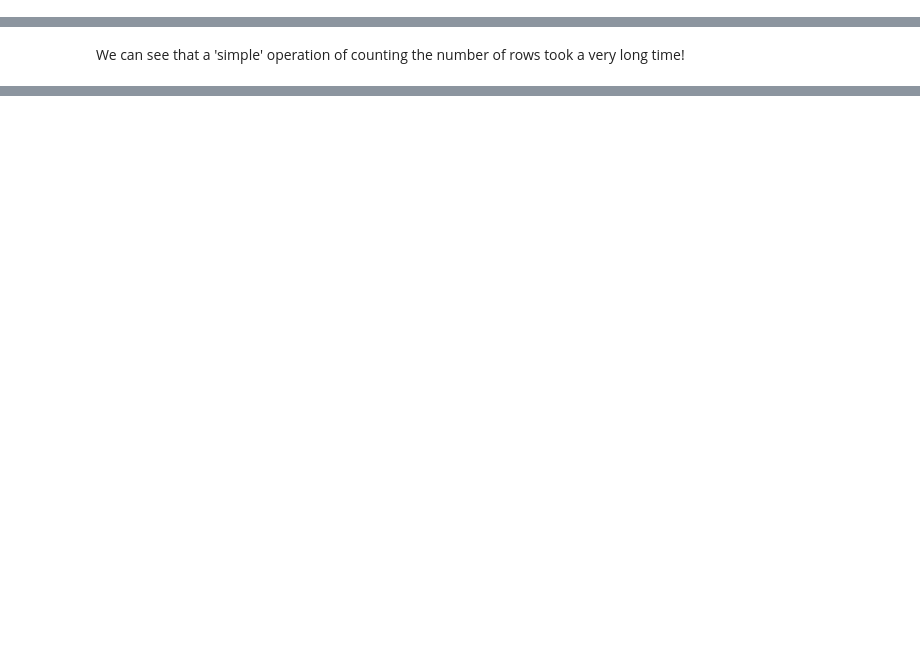
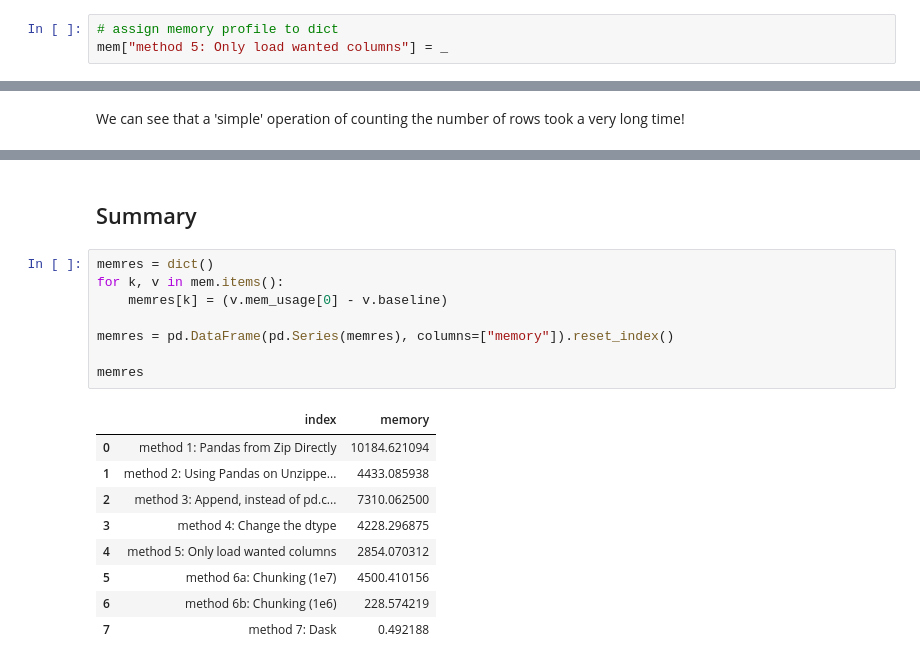
Before and after one commit to rtaph/cloud9, a Jupyter notebook: notebook/notebook.ipynb, the cells around one changed output, grey strips where cells are left out. Cells and saved outputs as stored; diff of their text form; blank space fills up the shorter version.

```diff
--- a/notebook/notebook.ipynb
+++ b/notebook/notebook.ipynb
@@ -226,3 +263,6 @@ Wall time: 50.3 s
+# %%
+# assign memory profile to dict
+mem["method 5: Only load wanted columns"] = _
 # %%
 dat.head()
 # %% [output]
@@ -361,0 +420,20 @@ Calculating model-wise summarise also took a long time-- almost a minute!
+# %% [markdown]
+## Summary
+# %%
+memres = dict()
+for k, v in mem.items():
+    memres[k] = (v.mem_usage[0] - v.baseline)
+
+memres = pd.DataFrame(pd.Series(memres), columns=["memory"]).reset_index()
+
+memres
+# %% [output]
+|  | index | memory |
+| 0 | method 1: Pandas from Zip Directly | 10184.621094 |
+| 1 | method 2: Using Pandas on Unzippe... | 4433.085938 |
+| 2 | method 3: Append, instead of pd.c... | 7310.062500 |
+| 3 | method 4: Change the dtype | 4228.296875 |
+| 4 | method 5: Only load wanted columns | 2854.070312 |
+| 5 | method 6a: Chunking (1e7) | 4500.410156 |
+| 6 | method 6b: Chunking (1e6) | 228.574219 |
+| 7 | method 7: Dask | 0.492188 |
```
Also changed, not shown: parts of 27 cells of this notebook.
